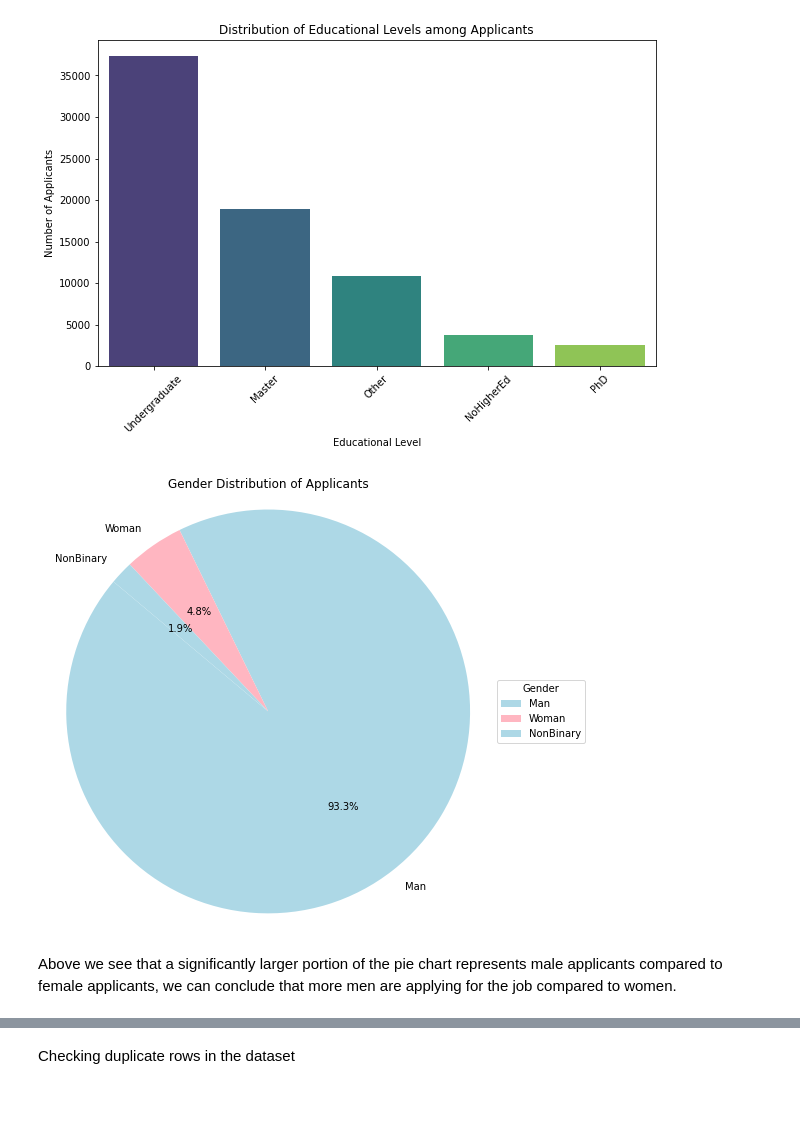
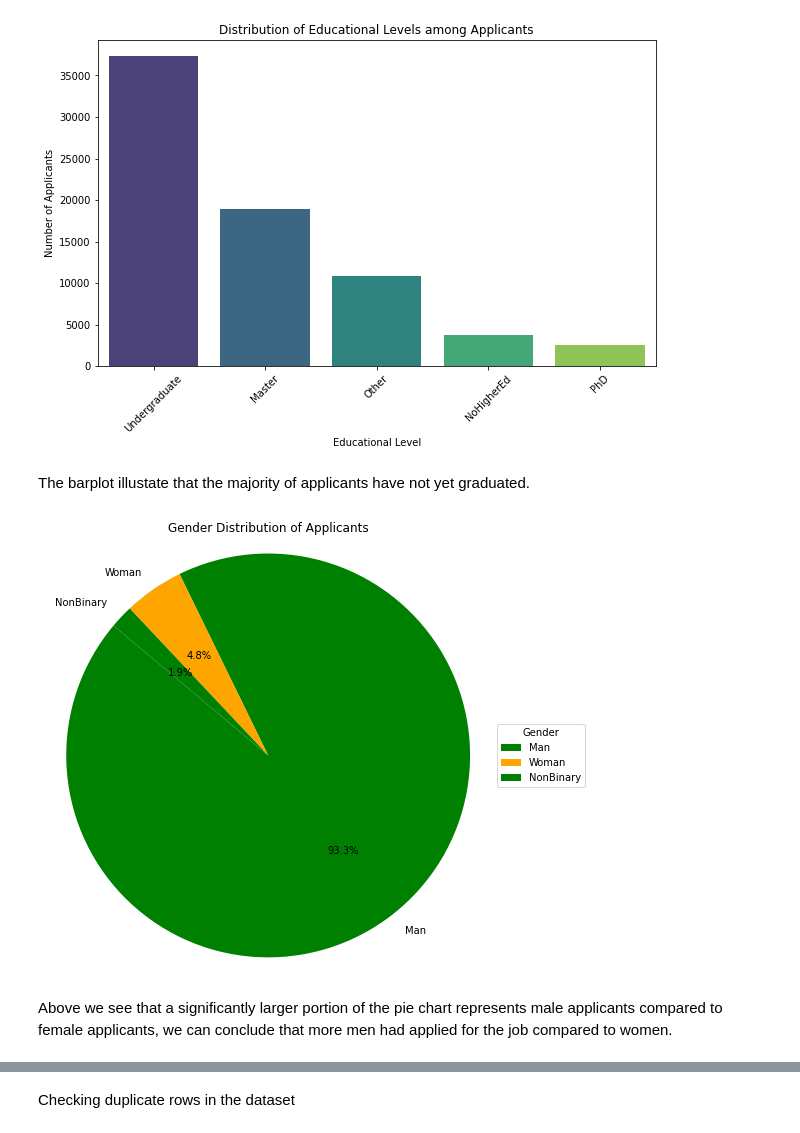
Before and after one commit to SoleilUmwiza92/AIForSociety-S6, a Jupyter notebook: Individual project/archive (1)/JobApplicants.ipynb, the cells around one changed output, grey strips where cells are left out. Drawn from its saved outputs; the diff is of its cells as text; code cells hidden in the pictures; blank space fills up the shorter version.

Commit message:
Applying AI methodology

```diff
--- a/Individual project/archive (1)/JobApplicants.ipynb
+++ b/Individual project/archive (1)/JobApplicants.ipynb
@@ -140,21 +216,23 @@ plt.xticks(rotation=45)
 plt.show()
 # %% [output]
 [figure]
+# %% [markdown]
+The barplot illustate that the majority of applicants have not yet graduated.
 # %%
 # Count occurrences of each gender
 gender_counts = df['Gender'].value_counts()
 
 # Create pie chart
 plt.figure(figsize=(8, 8))
-plt.pie(gender_counts, labels=gender_counts.index, autopct='%1.1f%%', startangle=140, colors=['lightblue', 'lightpink'])
+plt.pie(gender_counts, labels=gender_counts.index, autopct='%1.1f%%', startangle=140, colors=['green', 'orange'])
 plt.title('Gender Distribution of Applicants')
 plt.axis('equal')  # Equal aspect ratio ensures that pie is drawn as a circle.
 plt.legend(gender_counts.index, title="Gender", loc="center left", bbox_to_anchor=(1, 0, 0.5, 1))
 plt.show()
 # %% [output]
-[figure, old version]
+[figure, new version]
 # %% [markdown]
- Above we see that a significantly larger portion of the pie chart represents male applicants compared to female applicants, we can conclude that more men are applying for the job compared to women.
+ Above we see that a significantly larger portion of the pie chart represents male applicants compared to female applicants, we can conclude that more men had applied for the job compared to women.
 # %%
 # Create histogram
 plt.figure(figsize=(10, 6))
```
Also changed, not shown: parts of 30 cells of this notebook.
